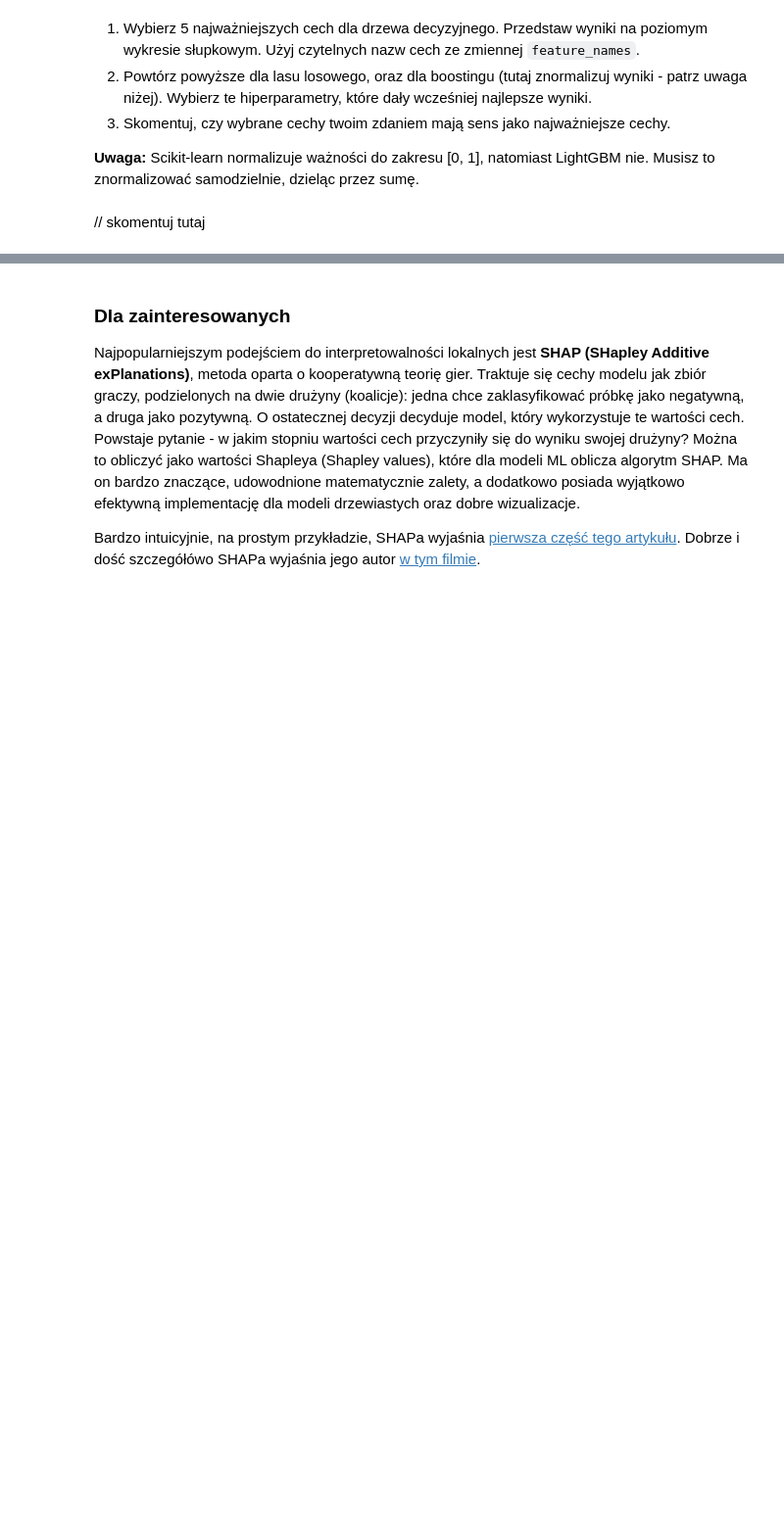
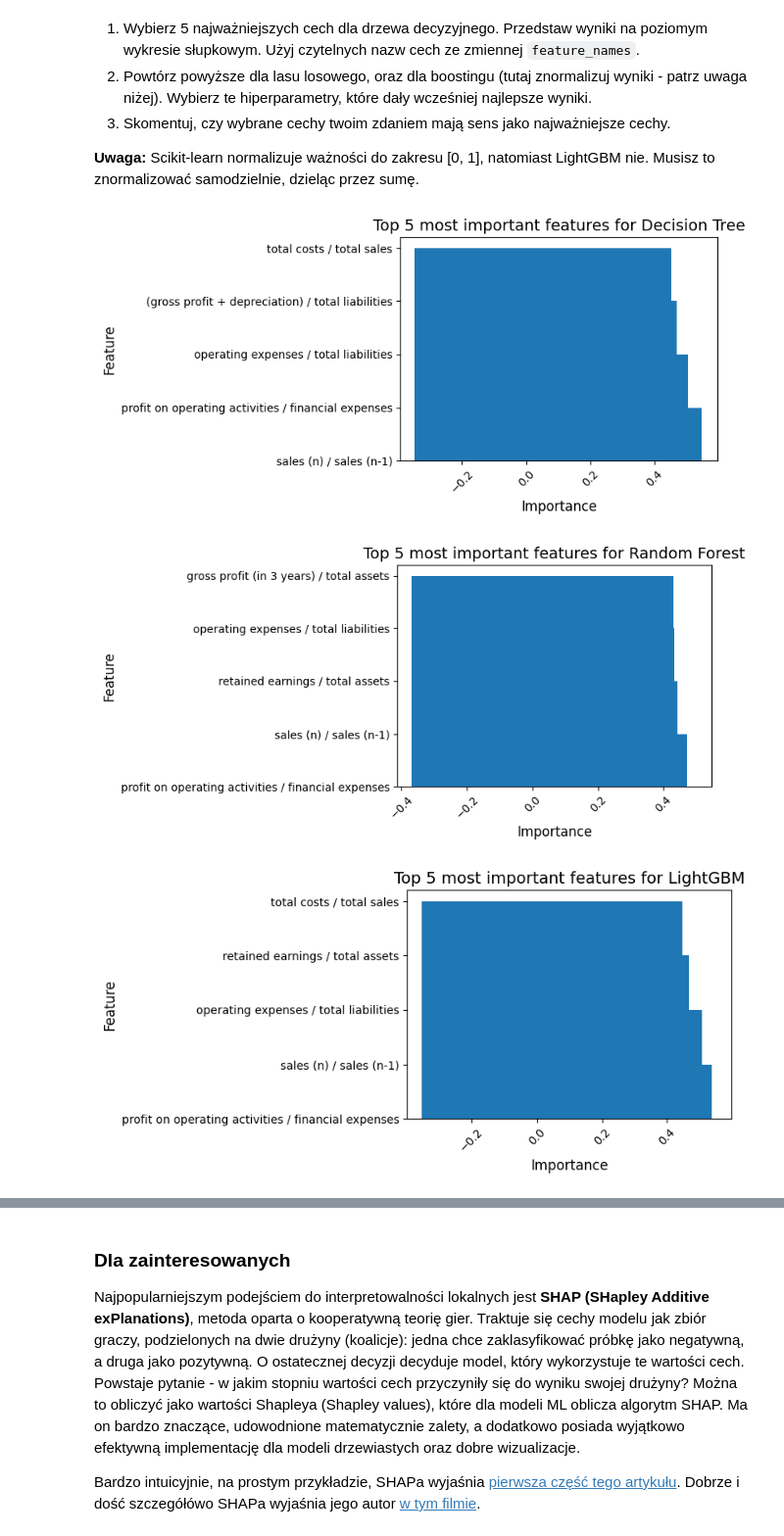
Before and after one commit to Iwo-Z/sztuczna-inteligencja, a Jupyter notebook: lab2/lab_2.ipynb, the cells around one changed output, grey strips where cells are left out. Shown: that part at 98% size. Cells and saved outputs as stored; diff of their text form; code cells hidden in the pictures; blank space fills up the shorter version.

```diff
--- a/lab2/lab_2.ipynb
+++ b/lab2/lab_2.ipynb
@@ -533,2 +629,31 @@ Ze względu na powyższe, ważności cech normalizuje się często do zakresu [0
-# %% [markdown]
-// skomentuj tutaj
+# %%
+# your_code
+
+def plot_features_importance(model, feature_names, title, importance_type=None):
+    if model == lgbm:
+        importances = model.booster_.feature_importance(importance_type=importance_type)
+        importances = importances / np.sum(importances)
+    else:
+        importances = model.feature_importances_
+
+    feature_importances = pd.Series(importances, index=feature_names).sort_values(ascending=False)[:5]
+
+    plt.figure(figsize=(8,4))
+    plt.bar(feature_importances.values, feature_importances.index)
+    plt.title(title, fontsize=14)
+    plt.xlabel("Importance", fontsize=12)
+    plt.ylabel("Feature", fontsize=12)
+    plt.xticks(rotation=45)
+    plt.tick_params(axis='x', labelsize=10)
+    plt.tight_layout()
+    plt.show()
+
+plot_features_importance(dtc, feature_names, "Top 5 most important features for Decision Tree")
+
+plot_features_importance(rfc, feature_names, "Top 5 most important features for Random Forest")
+
+plot_features_importance(lgbm, feature_names, "Top 5 most important features for LightGBM", importance_type="gain")
+# %% [output]
+[figure, added]
+[figure, added]
+[figure, added]
```
Also changed, not shown: parts of 20 cells of this notebook, 2 other files.
